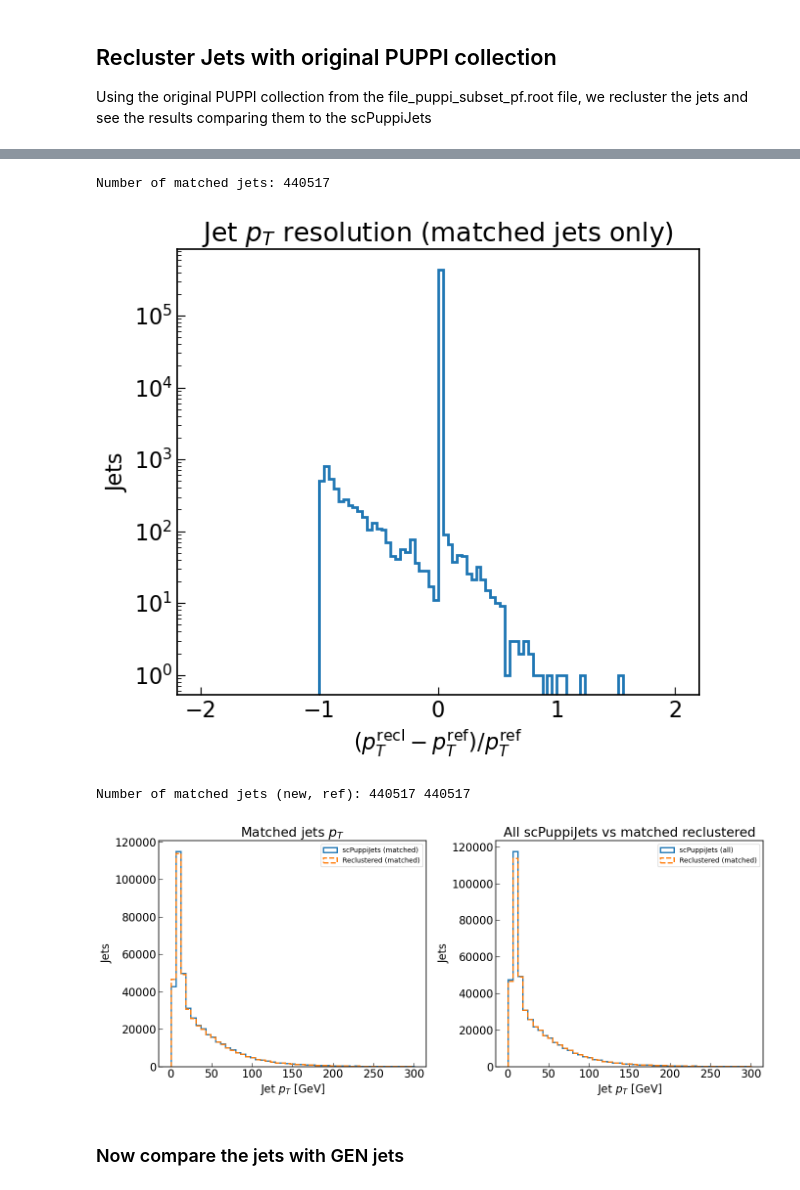
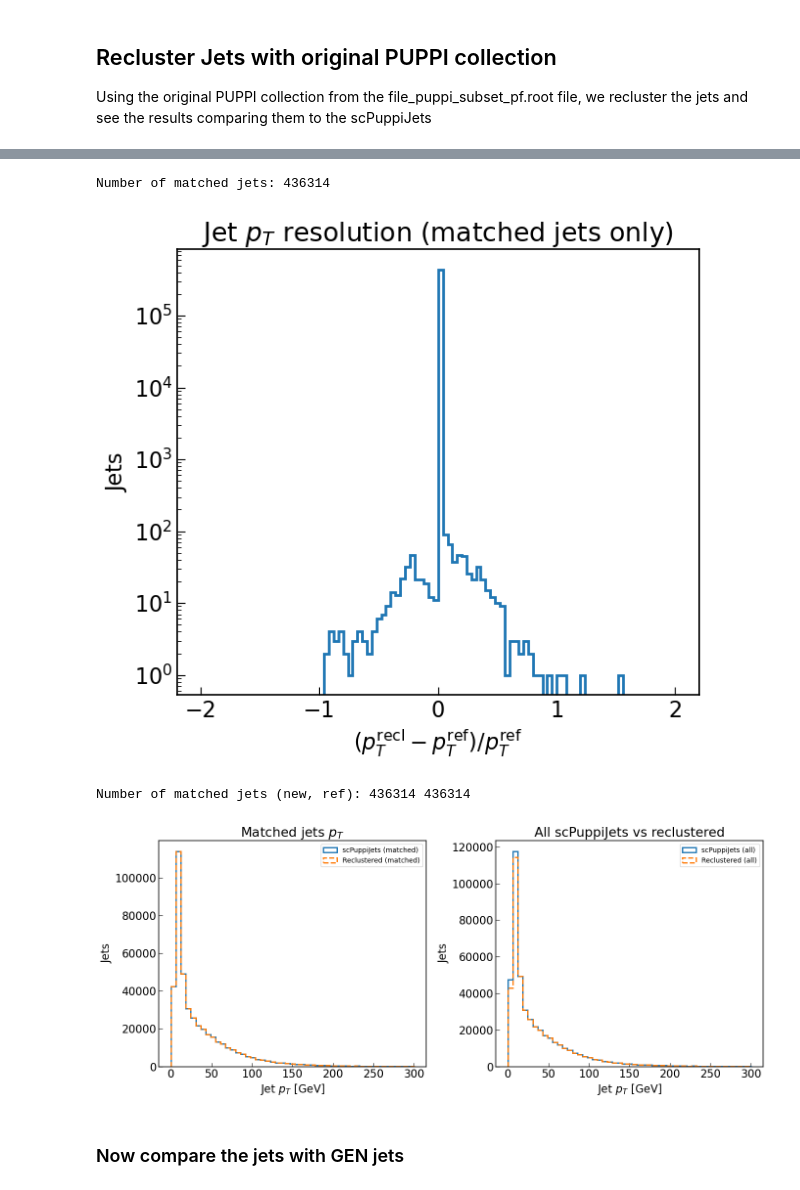
Before and after one commit to friti/Coffea4FastPUPPI, a Jupyter notebook: Notebooks/reclusteringSCJets_newpuppi_final.ipynb, the cells around one changed output, grey strips where cells are left out. Saved outputs shown, nothing was run; the diff lists cells and outputs as text; code cells hidden in the pictures.

```diff
--- a/Notebooks/reclusteringSCJets_newpuppi_final.ipynb
+++ b/Notebooks/reclusteringSCJets_newpuppi_final.ipynb
@@ -163,6 +163,8 @@ def seeded_cone_exact(particles,
 
     # Now, attach the constituents to the top 12 jets
     final_jets = ak.with_field(top_12_jets, top_12_constituents, "constituents")
+    pt_mask = final_jets.pt > 5
+    final_jets = final_jets[pt_mask]
     return final_jets
 # %% [markdown]
 ## Utilities for evaluating matching
@@ -225,7 +227,7 @@ Using the original PUPPI collection from the file_puppi_subset_pf.root file, we
 N_sub = 50000  # change as needed
 
 # Open an old file where PF != PUPPI collection
-with uproot.open("/eos/cms/store/group/cmst3/group/l1tr/kypark/BESTPUPPI/AR2025/TT_PU200/FP/perfNano.root") as f:
+with uproot.open(file_puppi_subset_pf) as f:
     tree = f["Events"]
 
     # PUPPI candidates → input particles for reclustering (only first N_sub events)
@@ -294,8 +296,8 @@ plt.tight_layout()
 plt.yscale("log")
 plt.show()
 # %% [output]
-Number of matched jets: 440517
+Number of matched jets: 436314
-[figure, old version]
+[figure, new version]
 # %%
 ## Plot the jets pT
 
@@ -310,6 +312,8 @@ print("Number of matched jets (new, ref):", len(pt_new_matched), len(pt_ref_matc
 
 # All reference jets
 pt_ref_all = ak.to_numpy(ak.flatten(ref_jets_sub.pt, axis=None))
+pt_new_all = ak.to_numpy(ak.flatten(newJets_sub.pt, axis=None))
+
 
 # --- pT ranges and bins ---
 # Left panel (matched vs matched)
@@ -318,38 +322,38 @@ pt_max_match = max(pt_new_matched.max(), pt_ref_matched.max())
 bins_match = np.linspace(0, 300, 50)
 
 # Right panel (all ref vs matched new)
 pt_min_all = min(pt_ref_all.min(), pt_new_matched.min())
 pt_max_all = max(pt_ref_all.max(), pt_new_matched.max())
 bins_all = np.linspace(0, 300, 50)
 
 # --- Side-by-side plots ---
 fig, axs = plt.subplots(1, 2, figsize=(14, 6))
 
 # Left: matched new vs matched ref
 axs[0].hist(pt_ref_matched, bins=bins_match, histtype="step", linewidth=2,
             label="scPuppiJets (matched)")
 axs[0].hist(pt_new_matched, bins=bins_match, histtype="step", linewidth=2, linestyle="--",
             label="Reclustered (matched)")
 axs[0].set_xlabel(r"Jet $p_T$ [GeV]")
 axs[0].set_ylabel("Jets")
 axs[0].set_title("Matched jets $p_T$")
 axs[0].legend(fontsize=10)
 
 # Right: all ref vs matched new
 axs[1].hist(pt_ref_all, bins=bins_all, histtype="step", linewidth=2,
             label="scPuppiJets (all)")
-axs[1].hist(pt_new_matched, bins=bins_all, histtype="step", linewidth=2, linestyle="--",
-            label="Reclustered (matched)")
+axs[1].hist(pt_new_all, bins=bins_all, histtype="step", linewidth=2, linestyle="--",
+            label="Reclustered (all)")
 axs[1].set_xlabel(r"Jet $p_T$ [GeV]")
 axs[1].set_ylabel("Jets")
-axs[1].set_title("All scPuppiJets vs matched reclustered")
+axs[1].set_title("All scPuppiJets vs reclustered")
 axs[1].legend(fontsize=10)
 
 plt.tight_layout()
 plt.show()
 # %% [output]
-Number of matched jets (new, ref): 440517 440517
+Number of matched jets (new, ref): 436314 436314
-[figure, old version]
+[figure, new version]
 # %% [markdown]
 ### Now compare the jets with GEN jets
 # %%
```
Also changed, not shown: parts of 20 cells of this notebook, 1 other file.
